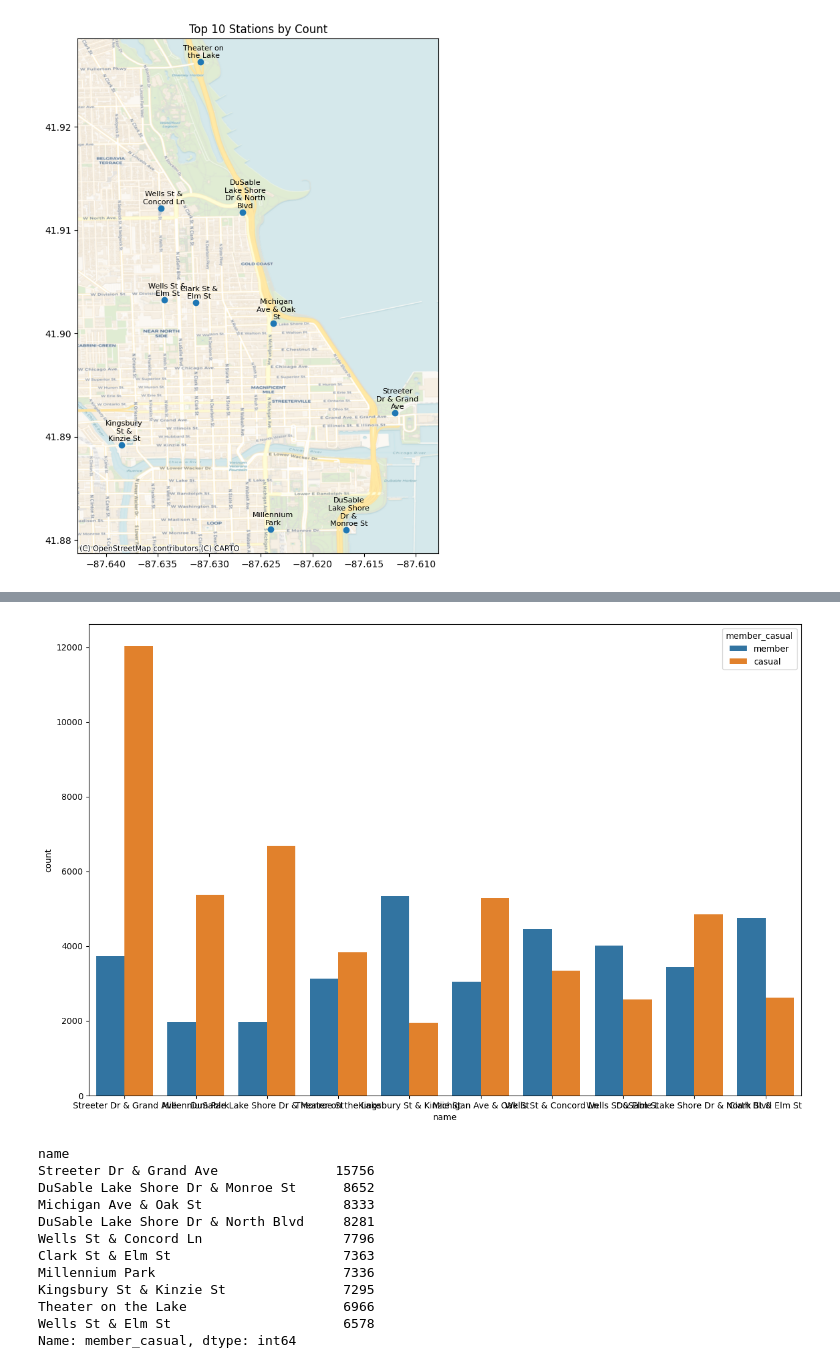
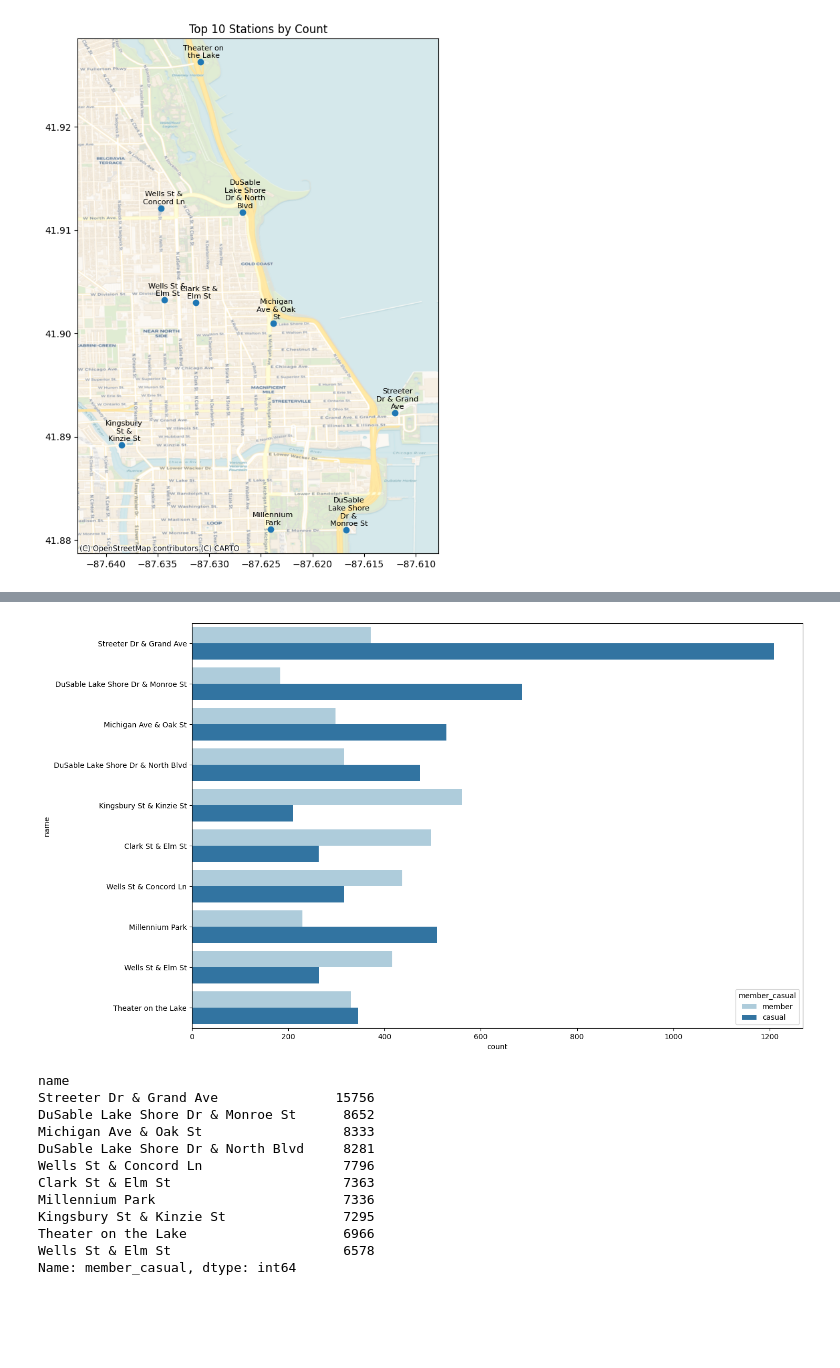
Before and after one commit to andyguo0228/bike_share_python, a Jupyter notebook: side_book copy.ipynb, the cells around one changed output, grey strips where cells are left out. Drawn from its saved outputs; the diff is of its cells as text; code cells hidden in the pictures; blank space fills up the shorter version.

```diff
--- a/side_book copy.ipynb
+++ b/side_book copy.ipynb
@@ -11,7 +10,7 @@ import contextily as cx
 import textwrap
 # %%
 
-top_stations = pd.read_csv('sample.csv', usecols=['start_station_name', 'start_lat', 'start_lng', 'member_casual'])
+top_stations = pd.read_csv('cleaned_data.csv', usecols=['start_station_name', 'start_lat', 'start_lng', 'member_casual'])
 top_stations.rename(columns={'start_station_name': 'name', 'start_lat': 'lat', 'start_lng': 'lon'}, inplace=True)
 top_stations.head(10)
 # %% [output]
@@ -29,4 +28,5 @@ top_stations.head(10)
 # %%
+top_stations = top_stations.sample(100000)
 top_stations.info()
 # %% [output]
 <class 'pandas.core.frame.DataFrame'>
@@ -201,6 +162,6 @@ Name: count, Length: 2417, dtype: int64
 # %%
-x = top_stations.groupby(['name', 'member_casual']).size()
-x = x.groupby('name').sum().sort_values(ascending=False)
+# top 10 stations
+x = top_stations.groupby('name').size().sort_values(ascending=False).head(10)
 x
 # %% [output]
 name
@@ -228 +189,31 @@ print(ab)
 plot_data = top_stations[top_stations['name'].isin(ab)]
+# %%
+import seaborn as sns
+import matplotlib.pyplot as plt
+
+
+
+# Define the color palettes you want to use
+custom_palette2 = ['#FFC300', '#DAF7A6', '#FF5733', '#C70039']
+palettes = ['Paired']
+
+# Create subplots for each color palette
+fig, axes = plt.subplots(1, len(palettes), figsize=(18, 8), sharey=True)
+
+# Iterate over each palette and create a barplot
+for i, palette in enumerate(palettes):
+    # Set the color palette for the current subplot
+    sns.set_palette(palette)
+
+    # Create the barplot
+    sns.countplot(x=plot_data['name'], hue=plot_data['member_casual'], ax=axes[i])
+
+    # Set the title for the subplot
+    axes[i].set_title(f'Palette: {palette}')
+    axes[i].set_xticklabels([])
+
+# Adjust the spacing between subplots
+plt.tight_layout()
+
+# Show the plot
+plt.show()
@@ -229,10 +223,10 @@ plot_data = top_stations[top_stations['name'].isin(ab)]
 # %%
 
 plt.figure(figsize=(15, 10))
-sns.countplot(data=plot_data, x='name', hue='member_casual')
+sns.countplot(data=plot_data, y='name', hue='member_casual', order=ab, palette='Paired')
 plt.show()
 # %% [output]
-[figure, old version]
+[figure, new version]
 # %%
 x = top_stations.groupby('name')['member_casual'].size().sort_values(ascending=False).head(10)
 # %% [output]
```
Also changed, not shown: parts of 17 cells of this notebook, 2 other files.
